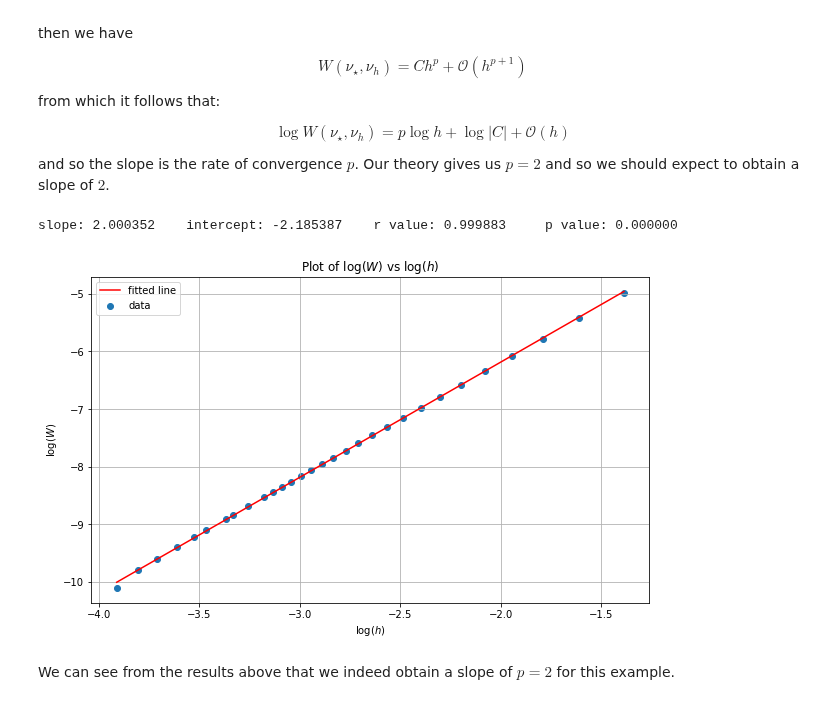
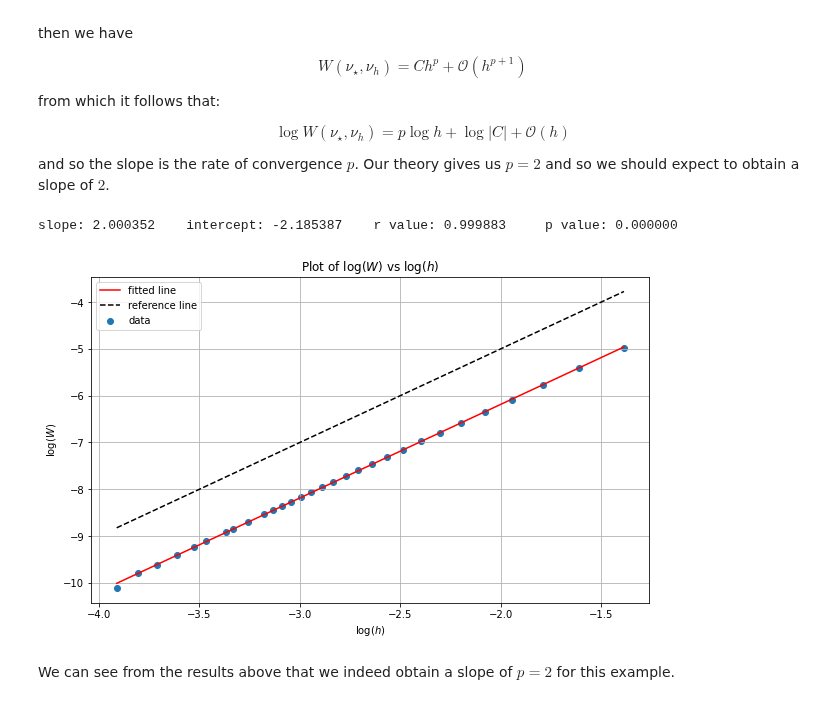
Before and after one commit to YanniPapandreou/statFEM, a Jupyter notebook: 02_oneDim_prior_results.ipynb, the cells around one changed output. Drawn from its saved outputs; the diff is of its cells as text; code cells hidden in the pictures.

```diff
--- a/02_oneDim_prior_results.ipynb
+++ b/02_oneDim_prior_results.ipynb
@@ -165,25 +165,26 @@ errors = np.array(errors)
 # %%
 #hide_input
 log_h_range = np.log(h_range)
 log_errors = np.log(errors)
 
 # perform linear regression to get line of best fit for the log scales:
 lm = linregress(log_h_range,log_errors)
 print("slope: %f    intercept: %f    r value: %f     p value: %f" % (lm.slope, lm.intercept, lm.rvalue, lm.pvalue))
 
 # plot line of best fit with the data:
 x = np.linspace(np.min(log_h_range),np.max(log_h_range),100)
 plt.scatter(log_h_range,log_errors,label='data')
 plt.plot(x,lm.intercept + lm.slope * x, 'r', label='fitted line')
+plt.plot(x,-1+2*x,'--',c='black',label='reference line')
 plt.grid()
 plt.legend()
 plt.xlabel('$\log(h)$')
 plt.ylabel('$\log(W)$')
 plt.title('Plot of $\log(W)$ vs $\log(h)$')
 plt.savefig('1D_prior_results.png',dpi=300,bbox_inches='tight',facecolor="w")
 plt.show()
 # %% [output]
 slope: 2.000352    intercept: -2.185387    r value: 0.999883     p value: 0.000000
-[figure, old version]
+[figure, new version]
 # %% [markdown]
 We can see from the results above that we indeed obtain a slope of $p=2$ for this example.
```
Also changed, not shown: parts of 1 cell of this notebook, 12 other files.
